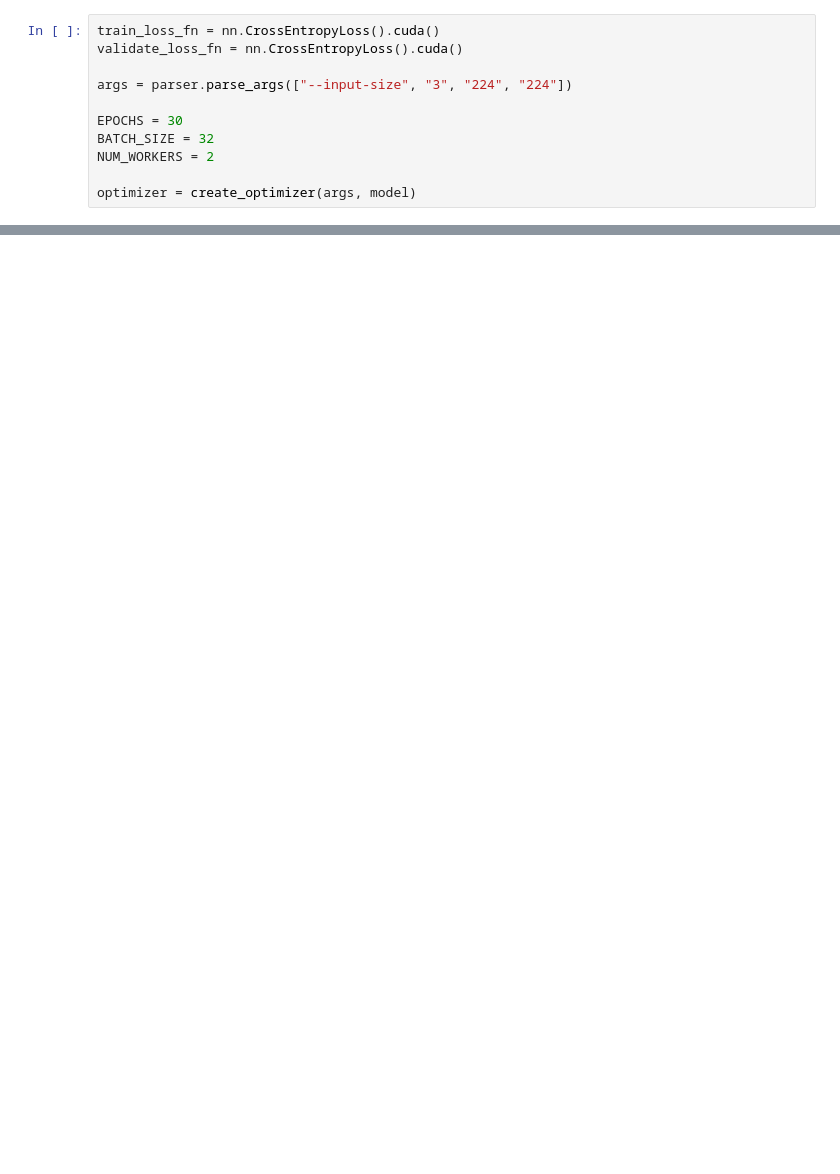
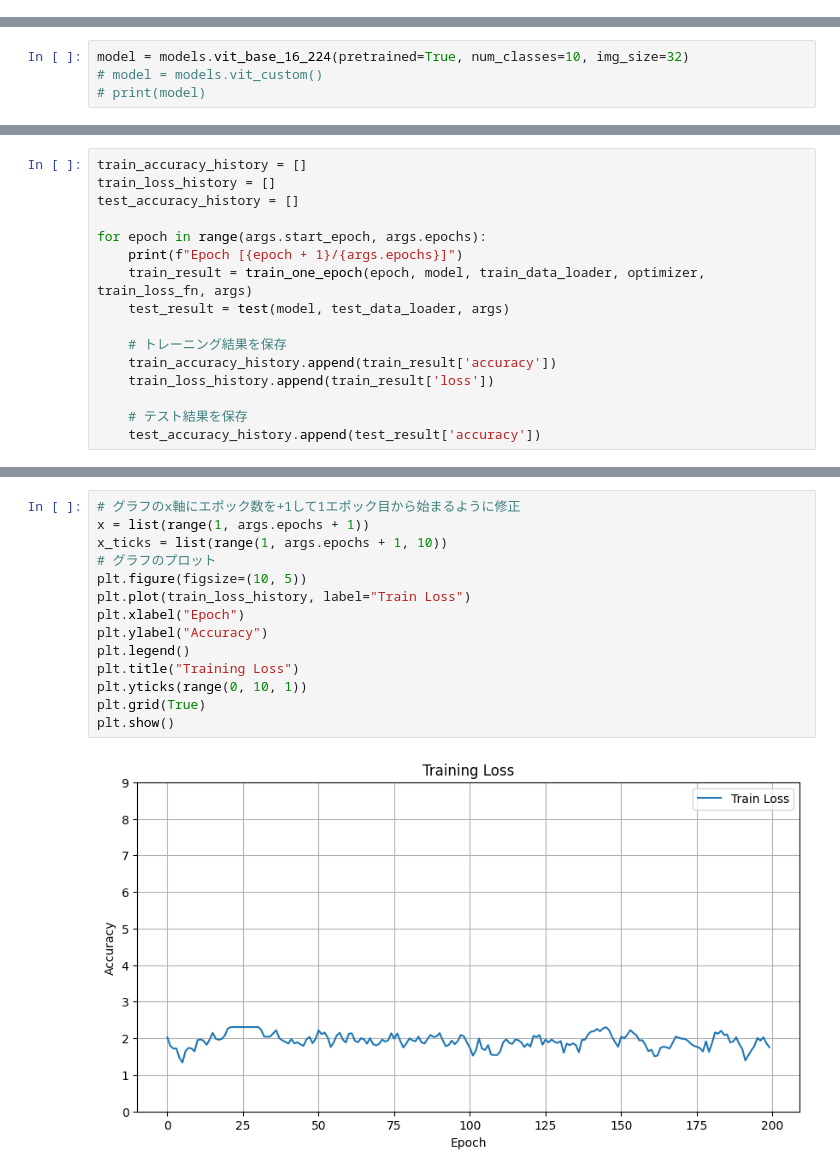
Before and after one commit to Lee266/op-ai-lab, a Jupyter notebook: src/dev/mnist/vision-transformer/main.ipynb, the cells around one changed output, grey strips where cells are left out. Cells and saved outputs as stored; diff of their text form; blank space fills up the shorter version.

```diff
--- a/src/dev/mnist/vision-transformer/main.ipynb
+++ b/src/dev/mnist/vision-transformer/main.ipynb
@@ -75,11 +67,0 @@ VisionTransformer(
-# %%
-train_loss_fn = nn.CrossEntropyLoss().cuda()
-validate_loss_fn = nn.CrossEntropyLoss().cuda()
-
-args = parser.parse_args(["--input-size", "3", "224", "224"])
-
-EPOCHS = 30
-BATCH_SIZE = 32
-NUM_WORKERS = 2
-
-optimizer = create_optimizer(args, model)
@@ -150,0 +68,4 @@ KeyboardInterrupt:
+# %%
+model = models.vit_base_16_224(pretrained=True, num_classes=10, img_size=32)
+# model = models.vit_custom()
+# print(model)
@@ -150,0 +151,16 @@ KeyboardInterrupt:
+# %%
+train_accuracy_history = []
+train_loss_history = []
+test_accuracy_history = []
+
+for epoch in range(args.start_epoch, args.epochs):
+    print(f"Epoch [{epoch + 1}/{args.epochs}]")
+    train_result = train_one_epoch(epoch, model, train_data_loader, optimizer, train_loss_fn, args)
+    test_result = test(model, test_data_loader, args)
+
+    # トレーニング結果を保存
+    train_accuracy_history.append(train_result['accuracy'])
+    train_loss_history.append(train_result['loss'])
+
+    # テスト結果を保存
+    test_accuracy_history.append(test_result['accuracy'])
@@ -150,0 +184,16 @@ KeyboardInterrupt:
+# %%
+# グラフのx軸にエポック数を+1して1エポック目から始まるように修正
+x = list(range(1, args.epochs + 1))
+x_ticks = list(range(1, args.epochs + 1, 10))
+# グラフのプロット
+plt.figure(figsize=(10, 5))
+plt.plot(train_loss_history, label="Train Loss")
+plt.xlabel("Epoch")
+plt.ylabel("Accuracy")
+plt.legend()
+plt.title("Training Loss")
+plt.yticks(range(0, 10, 1))
+plt.grid(True)
+plt.show()
+# %% [output]
+[figure, added]
```
Also changed, not shown: parts of 11 cells of this notebook.
